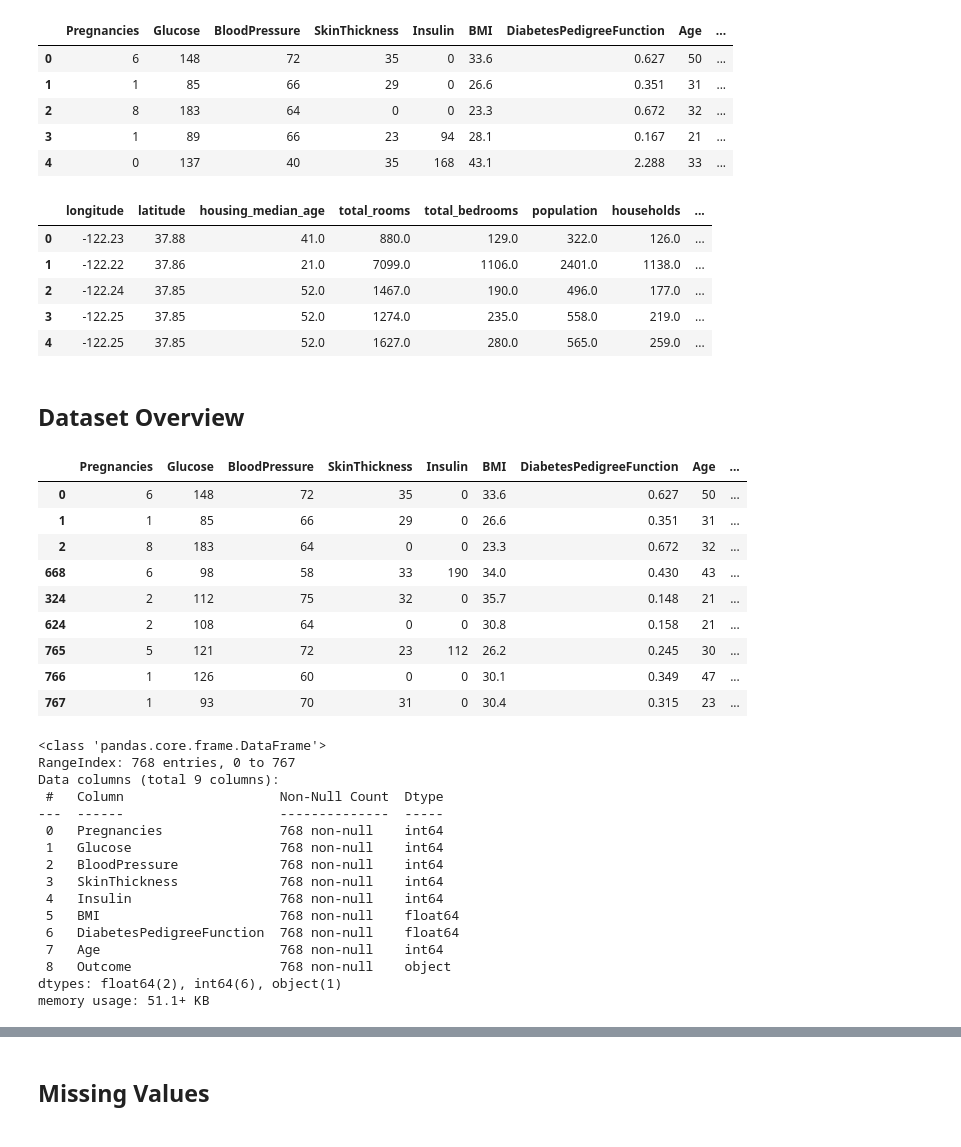
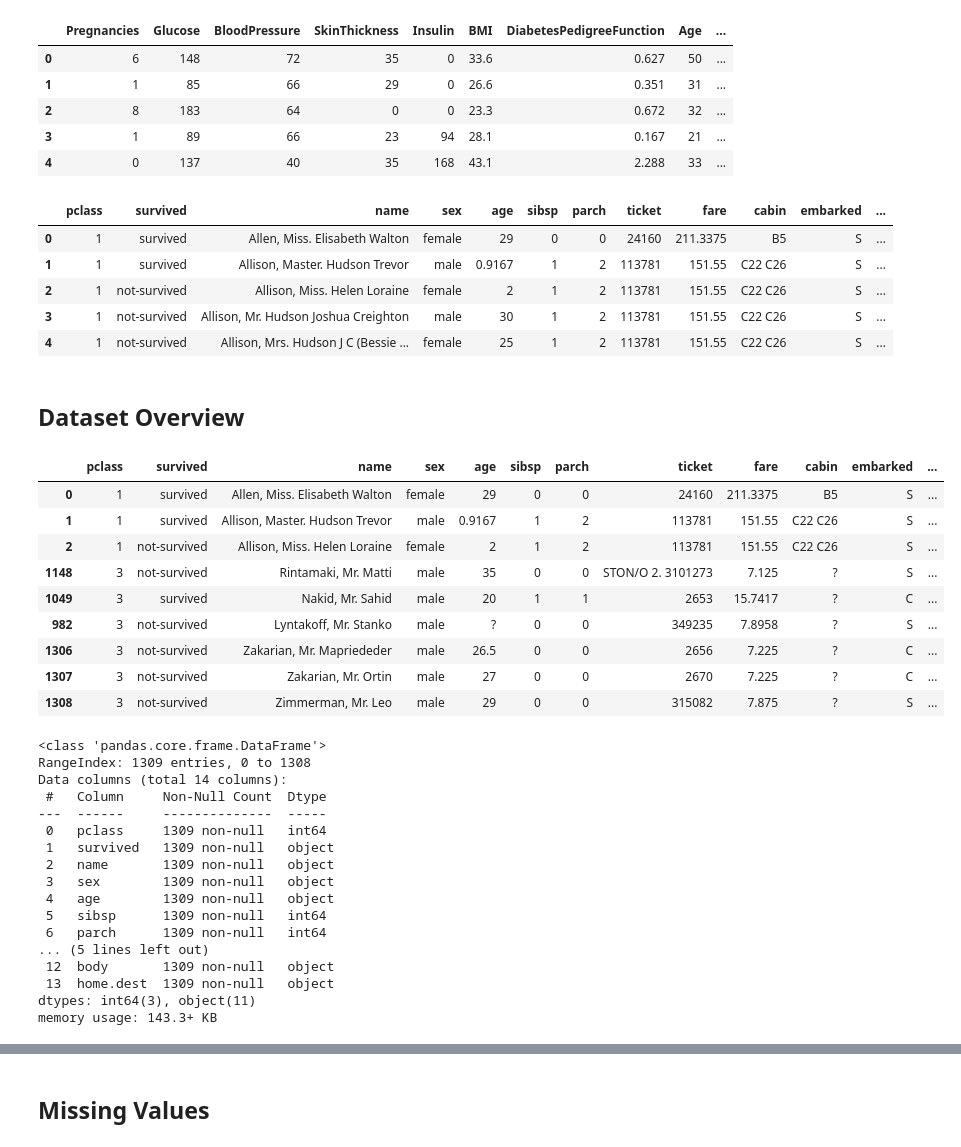
Before and after one commit to GrandPurpleOcelot/Auto-EDA, a Jupyter notebook: Auto_EDA.ipynb, the cells around one changed output, grey strips where cells are left out. Saved outputs shown, nothing was run; the diff lists cells and outputs as text; code cells hidden in the pictures.

```diff
--- a/Auto_EDA.ipynb
+++ b/Auto_EDA.ipynb
@@ -128,30 +128,29 @@ diabetes.head()
 # Example dataset: mtcars
 # Test: categorical data
 mtcars = pd.read_csv('datasets/mtcars.csv')
-del mtcars['model']
-mtcars.head()
 
 # Example dataset: edible mushroom classification
 # Test: categorical data
 mushroom = pd.read_csv('datasets/mushroom.csv')
-mushroom.head()
 
 # Example dataset: Heart Disease
 # Test: categorical data + numerical data
 heart = pd.read_csv('datasets/heart.csv')
-heart.head()
 
 # Example dataset: California Housing
 # Test: regression
+housing = pd.read_csv('datasets/housing.csv')
 
-housing = pd.read_csv('datasets/housing.csv')
-housing.head()
+# Test: most
+titanic = pd.read_csv('datasets/titanic.csv')
+titanic['survived'] = np.where(titanic['survived'] == 1, 'survived', 'not-survived')
+titanic.head()
 # %% [output]
-|  | longitude | latitude | housing_median_age | total_rooms | total_bedrooms | population | households | ... |
-| 0 | -122.23 | 37.88 | 41.0 | 880.0 | 129.0 | 322.0 | 126.0 | ... |
-| 1 | -122.22 | 37.86 | 21.0 | 7099.0 | 1106.0 | 2401.0 | 1138.0 | ... |
-| 2 | -122.24 | 37.85 | 52.0 | 1467.0 | 190.0 | 496.0 | 177.0 | ... |
-| 3 | -122.25 | 37.85 | 52.0 | 1274.0 | 235.0 | 558.0 | 219.0 | ... |
-| 4 | -122.25 | 37.85 | 52.0 | 1627.0 | 280.0 | 565.0 | 259.0 | ... |
+|  | pclass | survived | name | sex | age | sibsp | parch | ticket | fare | cabin | embarked | ... |
+| 0 | 1 | survived | Allen, Miss. Elisabeth Walton | female | 29 | 0 | 0 | 24160 | 211.3375 | B5 | S | ... |
+| 1 | 1 | survived | Allison, Master. Hudson Trevor | male | 0.9167 | 1 | 2 | 113781 | 151.55 | C22 C26 | S | ... |
+| 2 | 1 | not-survived | Allison, Miss. Helen Loraine | female | 2 | 1 | 2 | 113781 | 151.55 | C22 C26 | S | ... |
+| 3 | 1 | not-survived | Allison, Mr. Hudson Joshua Creighton | male | 30 | 1 | 2 | 113781 | 151.55 | C22 C26 | S | ... |
+| 4 | 1 | not-survived | Allison, Mrs. Hudson J C (Bessie ... | female | 25 | 1 | 2 | 113781 | 151.55 | C22 C26 | S | ... |
 # %% [markdown]
 ## Dataset Overview
@@ -160,33 +157,36 @@ a = auto_eda(diabetes, target_variable = 'Outcome')
+# %%
+report = auto_eda(titanic, target_variable = 'survived')
 # %%
-a.get_samples()
+report.get_samples()
 # %% [output]
-|  | Pregnancies | Glucose | BloodPressure | SkinThickness | Insulin | BMI | DiabetesPedigreeFunction | Age | ... |
-| 0 | 6 | 148 | 72 | 35 | 0 | 33.6 | 0.627 | 50 | ... |
-| 1 | 1 | 85 | 66 | 29 | 0 | 26.6 | 0.351 | 31 | ... |
-| 2 | 8 | 183 | 64 | 0 | 0 | 23.3 | 0.672 | 32 | ... |
-| 668 | 6 | 98 | 58 | 33 | 190 | 34.0 | 0.430 | 43 | ... |
-| 324 | 2 | 112 | 75 | 32 | 0 | 35.7 | 0.148 | 21 | ... |
-| 624 | 2 | 108 | 64 | 0 | 0 | 30.8 | 0.158 | 21 | ... |
-| 765 | 5 | 121 | 72 | 23 | 112 | 26.2 | 0.245 | 30 | ... |
-| 766 | 1 | 126 | 60 | 0 | 0 | 30.1 | 0.349 | 47 | ... |
-| 767 | 1 | 93 | 70 | 31 | 0 | 30.4 | 0.315 | 23 | ... |
+|  | pclass | survived | name | sex | age | sibsp | parch | ticket | fare | cabin | embarked | ... |
+| 0 | 1 | survived | Allen, Miss. Elisabeth Walton | female | 29 | 0 | 0 | 24160 | 211.3375 | B5 | S | ... |
+| 1 | 1 | survived | Allison, Master. Hudson Trevor | male | 0.9167 | 1 | 2 | 113781 | 151.55 | C22 C26 | S | ... |
+| 2 | 1 | not-survived | Allison, Miss. Helen Loraine | female | 2 | 1 | 2 | 113781 | 151.55 | C22 C26 | S | ... |
+| 1148 | 3 | not-survived | Rintamaki, Mr. Matti | male | 35 | 0 | 0 | STON/O 2. 3101273 | 7.125 | ? | S | ... |
+| 1049 | 3 | survived | Nakid, Mr. Sahid | male | 20 | 1 | 1 | 2653 | 15.7417 | ? | C | ... |
+| 982 | 3 | not-survived | Lyntakoff, Mr. Stanko | male | ? | 0 | 0 | 349235 | 7.8958 | ? | S | ... |
+| 1306 | 3 | not-survived | Zakarian, Mr. Mapriededer | male | 26.5 | 0 | 0 | 2656 | 7.225 | ? | C | ... |
+| 1307 | 3 | not-survived | Zakarian, Mr. Ortin | male | 27 | 0 | 0 | 2670 | 7.225 | ? | C | ... |
+| 1308 | 3 | not-survived | Zimmerman, Mr. Leo | male | 29 | 0 | 0 | 315082 | 7.875 | ? | S | ... |
 # %%
-a.df.info()
+report.df.info()
 # %% [output]
 <class 'pandas.core.frame.DataFrame'>
-RangeIndex: 768 entries, 0 to 767
-Data columns (total 9 columns):
- #   Column                    Non-Null Count  Dtype
----  ------                    --------------  -----
- 0   Pregnancies               768 non-null    int64
- 1   Glucose                   768 non-null    int64
- 2   BloodPressure             768 non-null    int64
- 3   SkinThickness             768 non-null    int64
- 4   Insulin                   768 non-null    int64
- 5   BMI                       768 non-null    float64
- 6   DiabetesPedigreeFunction  768 non-null    float64
- 7   Age                       768 non-null    int64
- 8   Outcome                   768 non-null    object
-dtypes: float64(2), int64(6), object(1)
-memory usage: 51.1+ KB
+RangeIndex: 1309 entries, 0 to 1308
+Data columns (total 14 columns):
+ #   Column     Non-Null Count  Dtype
+---  ------     --------------  -----
+ 0   pclass     1309 non-null   int64
+ 1   survived   1309 non-null   object
+ 2   name       1309 non-null   object
+ 3   sex        1309 non-null   object
+ 4   age        1309 non-null   object
+ 5   sibsp      1309 non-null   int64
+ 6   parch      1309 non-null   int64
+... (5 lines left out)
+ 12  body       1309 non-null   object
+ 13  home.dest  1309 non-null   object
+dtypes: int64(3), object(11)
+memory usage: 143.3+ KB
 # %%
```
Also changed, not shown: parts of 18 cells of this notebook, 4 other files.
